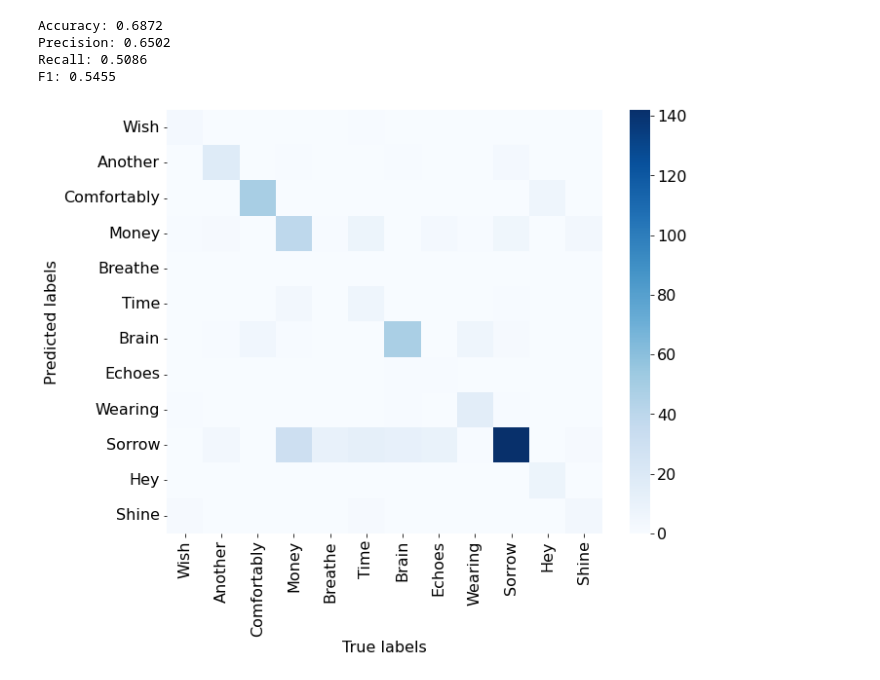
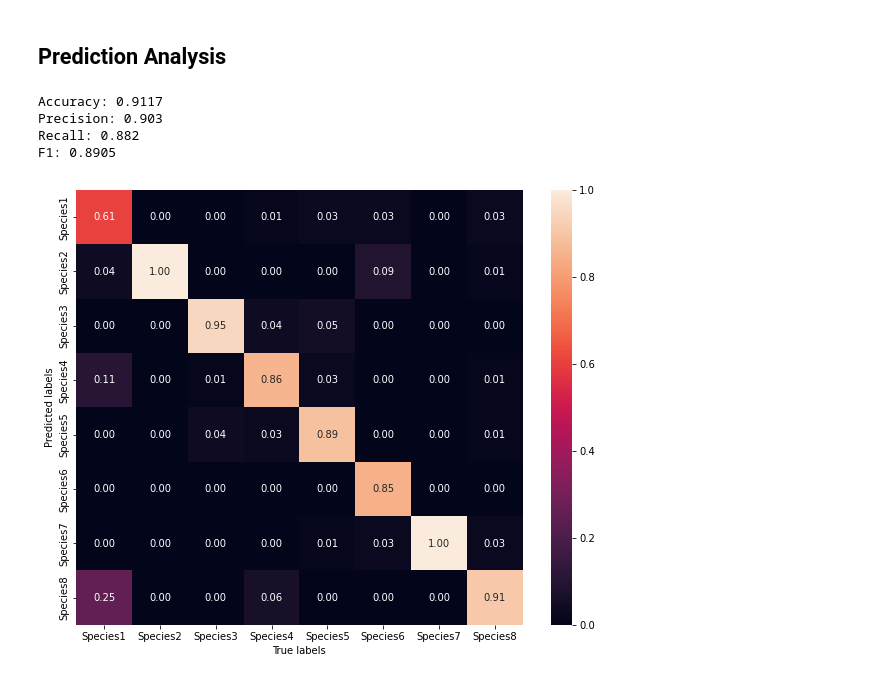
Before and after one commit to MatteoPalazzoli/anndl-HW1, a Jupyter notebook: model.ipynb, the cells around one changed output. Drawn from its saved outputs; the diff is of its cells as text; code cells hidden in the pictures.

```diff
--- a/model.ipynb
+++ b/model.ipynb
@@ -91,15 +341,12 @@ _________________________________________________________________
 # %%
 # Train the model
-history = model.fit(
-    x = x_train,
-    y = y_train,
-    batch_size = batch_size,
-    epochs = epochs,
-    validation_data = (x_valid, y_valid),
-    callbacks = [
-        tfk.callbacks.EarlyStopping(monitor='val_accuracy', mode='max', patience=10, restore_best_weights=True),
-        tfk.callbacks.ReduceLROnPlateau(monitor='val_accuracy', mode='max', patience=5, factor=0.5, min_lr=1e-5)
-    ]
+ft_history = ft_model.fit(
+    x = train_ds,
+    batch_size = 32,
+    epochs = 200,
+    validation_data = valid_ds,
+    class_weight=class_weights,
+    callbacks = [keras.callbacks.EarlyStopping(monitor='val_loss', patience=15, restore_best_weights=True)]
 ).history
 # %% [output]
 Epoch 1/200
@@ -124,43 +369,43 @@ model.save('modello')
+# %% [markdown]
+## Prediction Analysis
 # %%
-the_labels = {
-0: "Wish",
-1: "Another",
-2: "Comfortably",
-3: "Money",
-4: "Breathe",
-5: "Time",
-6: "Brain",
-7: "Echoes",
-8: "Wearing",
-9: "Sorrow",
-10: "Hey",
-11: "Shine"
-}
-
-predictions = model.predict(x_valid)
+# Predict the test set with the CNN
+# in case there's no test set, use validation set (but the results will be less representative)
+if(test):
+    testset = X_test
+    testlabels = y_test
+else:
+    testset = X_valid
+    testlabels = y_valid
+predictions = ft_model.predict(testset)
+predictions.shape
+label_classes = ['Species1', 'Species2', 'Species3', 'Species4', 'Species5', 'Species6', 'Species7', 'Species8']
 
 # Compute the confusion matrix
-cm = confusion_matrix(np.argmax(y_valid, axis=-1), np.argmax(predictions, axis=-1))
+true_ = np.argmax(testlabels, axis=-1)
+pred_ = np.argmax(predictions, axis=-1)
+cm = confusion_matrix(true_, pred_)
+cm_rel = cm.astype('float') / cm.sum(axis=1)[:, np.newaxis]
 
 # Compute the classification metrics
-accuracy = accuracy_score(np.argmax(y_valid, axis=-1), np.argmax(predictions, axis=-1))
-precision = precision_score(np.argmax(y_valid, axis=-1), np.argmax(predictions, axis=-1), average='macro')
-recall = recall_score(np.argmax(y_valid, axis=-1), np.argmax(predictions, axis=-1), average='macro')
-f1 = f1_score(np.argmax(y_valid, axis=-1), np.argmax(predictions, axis=-1), average='macro')
+accuracy = accuracy_score(true_, pred_)
+precision = precision_score(true_, pred_, average='macro')
+recall = recall_score(true_, pred_, average='macro')
+f1 = f1_score(true_, pred_, average='macro')
 print('Accuracy:',accuracy.round(4))
 print('Precision:',precision.round(4))
 print('Recall:',recall.round(4))
 print('F1:',f1.round(4))
 
 # Plot the confusion matrix
 plt.figure(figsize=(10,8))
-sns.heatmap(cm.T, cmap='Blues', xticklabels=list(the_labels.values()), yticklabels=list(the_labels.values()))
+sns.heatmap(cm_rel.T, xticklabels=label_classes, yticklabels=label_classes, annot=True, fmt='.2f')
 plt.xlabel('True labels')
 plt.ylabel('Predicted labels')
 plt.show()
 # %% [output]
-Accuracy: 0.6872
-Precision: 0.6502
-Recall: 0.5086
-F1: 0.5455
+Accuracy: 0.9117
+Precision: 0.903
+Recall: 0.882
+F1: 0.8905
-[figure, old version]
+[figure, new version]
```
Also changed, not shown: parts of 32 cells of this notebook.
